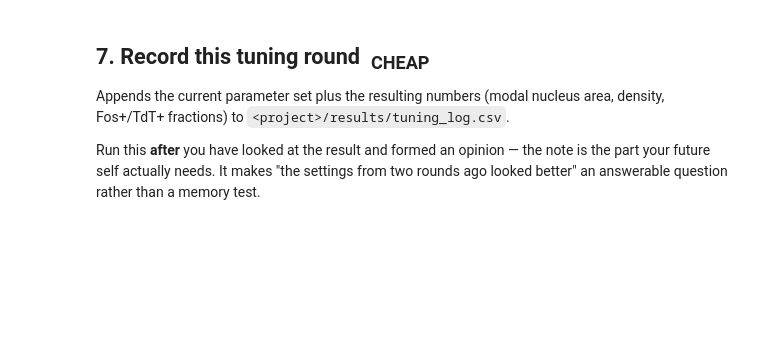
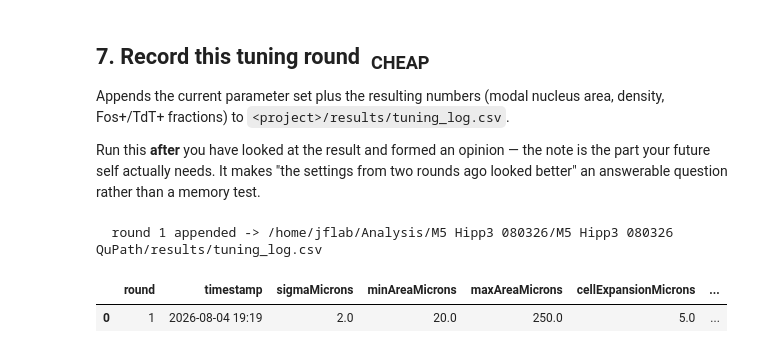
Before and after one commit to LeeJHJ/JFLabAutomatedCellCounting, a Jupyter notebook: notebooks/01_calibrate.ipynb, the cells around one changed output. Drawn from its saved outputs; the diff is of its cells as text; code cells hidden in the pictures; blank space fills up the shorter version.

```diff
--- a/notebooks/01_calibrate.ipynb
+++ b/notebooks/01_calibrate.ipynb
@@ -23,13 +23,13 @@ command rather than launching anything. Run this notebook in the `braian` env.
 PARAMS = {
     # QuPath project holding BraiAn.yml, pipeline.yml, scripts/ and results/.
     # Relative to the repo root (discovered below); an absolute path also works.
-    "project": "M3 Hipp2 072526/M3 Hipp2 072526 QuPath",
+    "project": "M5 Hipp3 080326/M5 Hipp3 080326 QuPath",
 
     # Which slice to calibrate on. None -> first slice found in results/.
-    "slice": "M3-hipp2_s3",
+    "slice": None,
 
     # Safety. True = expensive cells only PRINT their command. Flip deliberately.
-    "dry_run": True,
+    "dry_run": False,
 
     # Candidate detection params to try. Keys must exist in BraiAn.yml.
     # Empty dict = inspect the params already in BraiAn.yml without changing them.
@@ -41,7 +41,7 @@ PARAMS = {
     },
 
     # Final gate: set True only once the QC section below looks right.
-    "lock": False,
+    "lock": True,
 
     # Gate threshold overrides, e.g. {"area_peak_min": 25.0}. See GateThresholds.
     # white_matter/ventricle demoted to advisory 2026-07-28 (operator call): they still
@@ -583,13 +668,17 @@ Run this **after** you have looked at the result and formed an opinion — the n
 the part your future self actually needs. It makes "the settings from two rounds ago
 looked better" an answerable question rather than a memory test.
 # %%
-NOTE = ""   # e.g. "seams less visible, nuclei still a bit small"
+NOTE = "Should increase k for tdt, lets add interactive gui for k threshold adjustment like the DAPI"   # e.g. "seams less visible, nuclei still a bit small"
 
 if PARAMS["dry_run"]:
     print("dry_run — would run:")
     print(f'  python3 scripts/cockpit_tune.py --project "{PROJECT}" --log --note "{NOTE}"')
 else:
     tune.log_round(PROJECT, NOTE)
     log_csv = PROJECT / "results" / "tuning_log.csv"
     if log_csv.exists():
         display(pd.read_csv(log_csv))
+# %% [output]
+  round 1 appended -> /home/jflab/Analysis/M5 Hipp3 080326/M5 Hipp3 080326 QuPath/results/tuning_log.csv
+|  | round | timestamp | sigmaMicrons | minAreaMicrons | maxAreaMicrons | cellExpansionMicrons | ... |
+| 0 | 1 | 2026-08-04 19:19 | 2.0 | 20.0 | 250.0 | 5.0 | ... |
```
Also changed, not shown: parts of 16 cells of this notebook, 1 other file.
